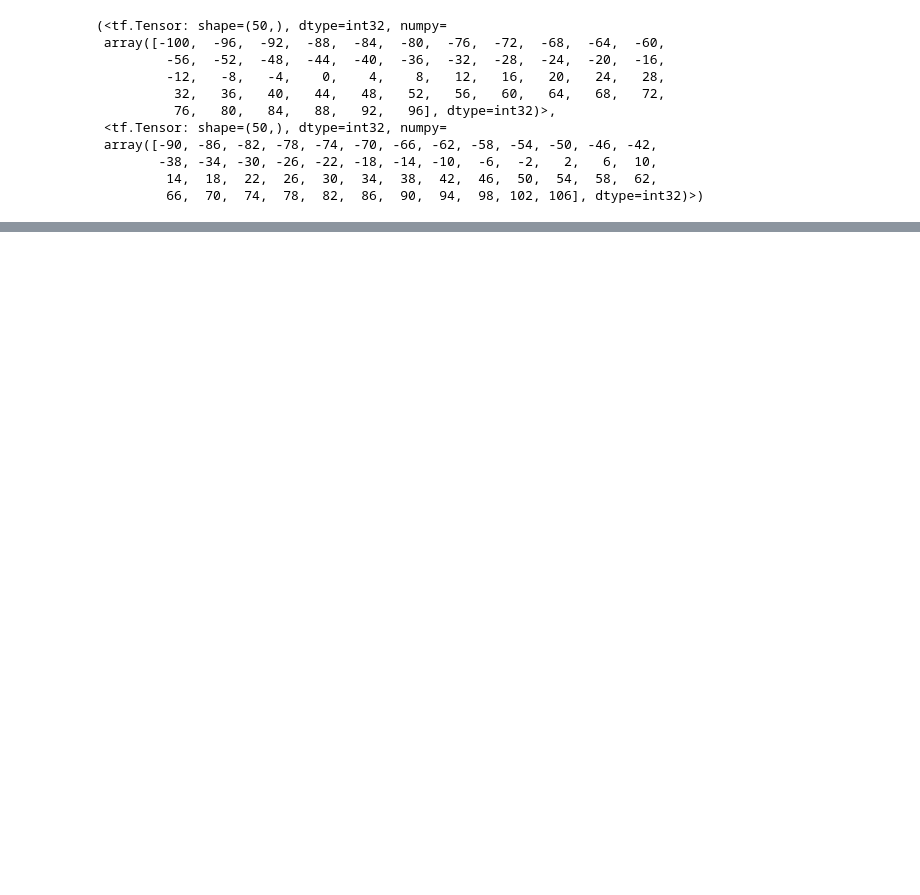
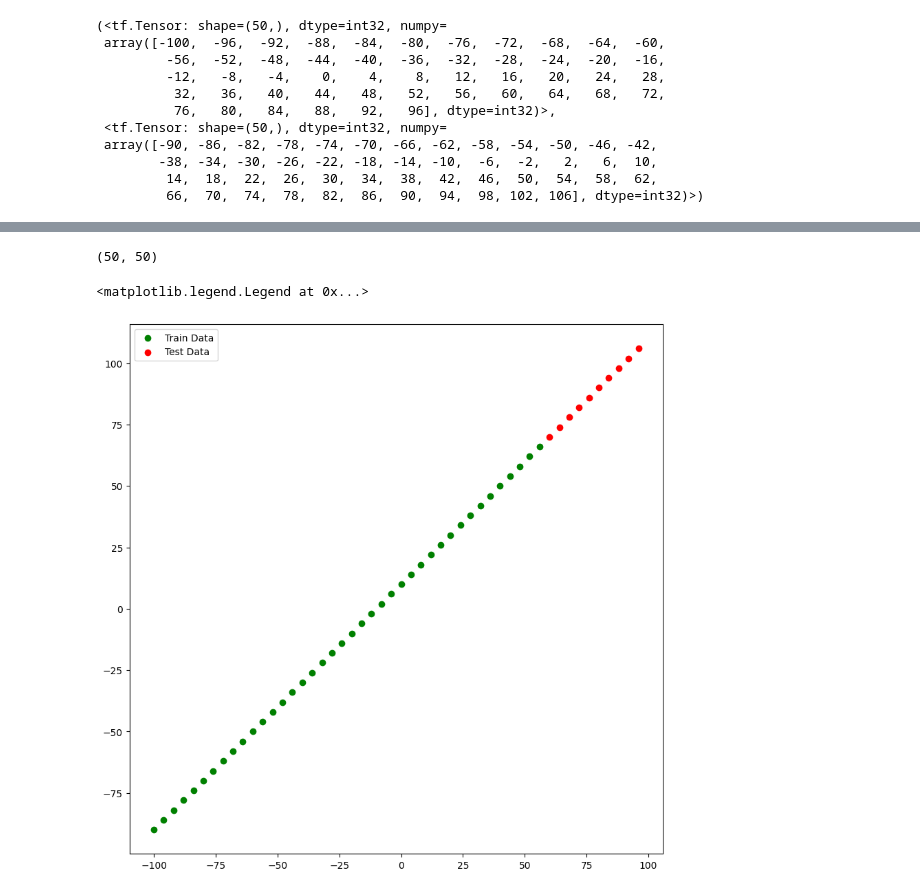
Before and after one commit to naufalahnaf17/tensorflow-learning, a Jupyter notebook: 00_tensorflow_regression_model.ipynb, the cells around one changed output, grey strips where cells are left out. Drawn from its saved outputs; the diff is of its cells as text; code cells hidden in the pictures; blank space fills up the shorter version.

Commit message:
Model Visualization

```diff
--- a/00_tensorflow_regression_model.ipynb
+++ b/00_tensorflow_regression_model.ipynb
@@ -382,0 +389,20 @@ array([[109.99686]], dtype=float32)
+# %%
+len(X),len(y)
+# %% [output]
+(50, 50)
+# %%
+# Buat Train dan Test
+X_train = X[:40]
+y_train = y[:40]
+
+X_test = X[40:]
+y_test = y[40:]
+# %%
+# Visualisasikan dengan matplotlib data train dan data test
+plt.figure(figsize=(10,10))
+plt.scatter(X_train,y_train,c='g')
+plt.scatter(X_test,y_test,c='r')
+plt.legend(["Train Data","Test Data"])
+# %% [output]
+<matplotlib.legend.Legend at 0x...>
+[figure, added]
```
Also changed, not shown: parts of 20 cells of this notebook.
